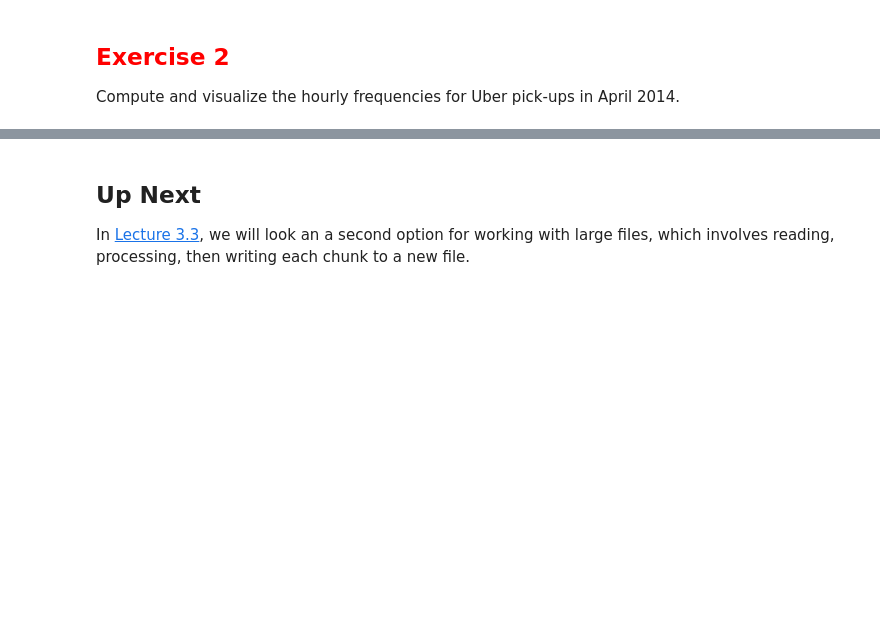
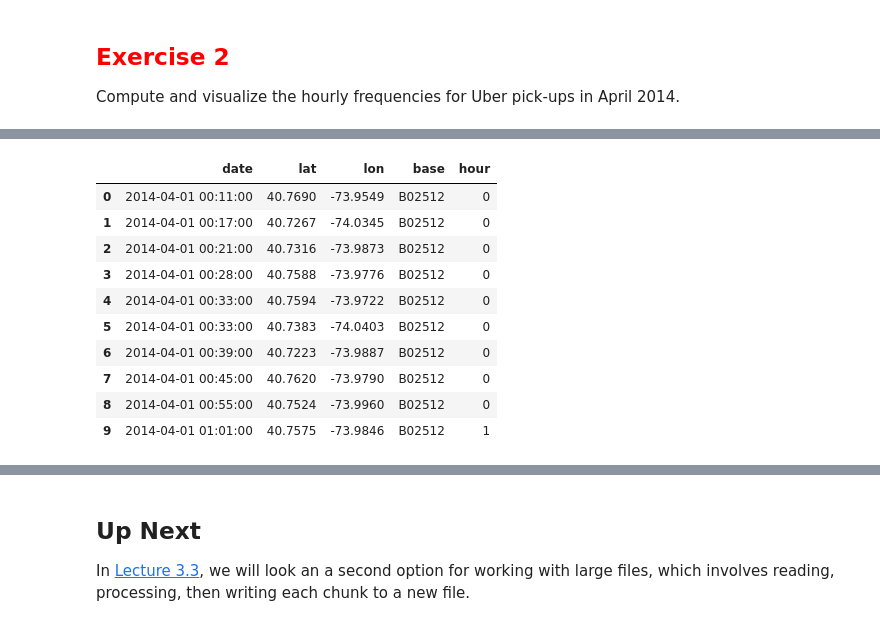
Before and after one commit to reaganbuske/DSCI430, a Jupyter notebook: 3_2_aggregating_large_files_in_pandas_RB.ipynb, the cells around one changed output, grey strips where cells are left out. Saved outputs shown, nothing was run; the diff lists cells and outputs as text; code cells hidden in the pictures; blank space fills up the shorter version.

```diff
--- a/3_2_aggregating_large_files_in_pandas_RB.ipynb
+++ b/3_2_aggregating_large_files_in_pandas_RB.ipynb
@@ -493,0 +495,10 @@ Compute and visualize the hourly frequencies for Uber pick-ups in April 2014.
+# %%
+c_size = 10000
+date_cols = ['date']
+new_names = ['date', 'lat', 'lon', 'base']
+df_iter = pd.read_csv("./data/uber-raw-data-apr14.csv",
+                      header=0, names=new_names, # This is now we fix names at read time
+                      parse_dates=date_cols,
+                      chunksize=c_size)
+first_chunk = first(df_iter)
+first_chunk.dtypes
@@ -493,0 +520,18 @@ Compute and visualize the hourly frequencies for Uber pick-ups in April 2014.
+# %%
+from calendar import day_name
+
+(first_chunk
+ >> mutate(hour = X.date.dt.hour)
+ >> head(10))
+# %% [output]
+|  | date | lat | lon | base | hour |
+| 0 | 2014-04-01 00:11:00 | 40.7690 | -73.9549 | B02512 | 0 |
+| 1 | 2014-04-01 00:17:00 | 40.7267 | -74.0345 | B02512 | 0 |
+| 2 | 2014-04-01 00:21:00 | 40.7316 | -73.9873 | B02512 | 0 |
+| 3 | 2014-04-01 00:28:00 | 40.7588 | -73.9776 | B02512 | 0 |
+| 4 | 2014-04-01 00:33:00 | 40.7594 | -73.9722 | B02512 | 0 |
+| 5 | 2014-04-01 00:33:00 | 40.7383 | -74.0403 | B02512 | 0 |
+| 6 | 2014-04-01 00:39:00 | 40.7223 | -73.9887 | B02512 | 0 |
+| 7 | 2014-04-01 00:45:00 | 40.7620 | -73.9790 | B02512 | 0 |
+| 8 | 2014-04-01 00:55:00 | 40.7524 | -73.9960 | B02512 | 0 |
+| 9 | 2014-04-01 01:01:00 | 40.7575 | -73.9846 | B02512 | 1 |
```
Also changed, not shown: parts of 20 cells of this notebook.
